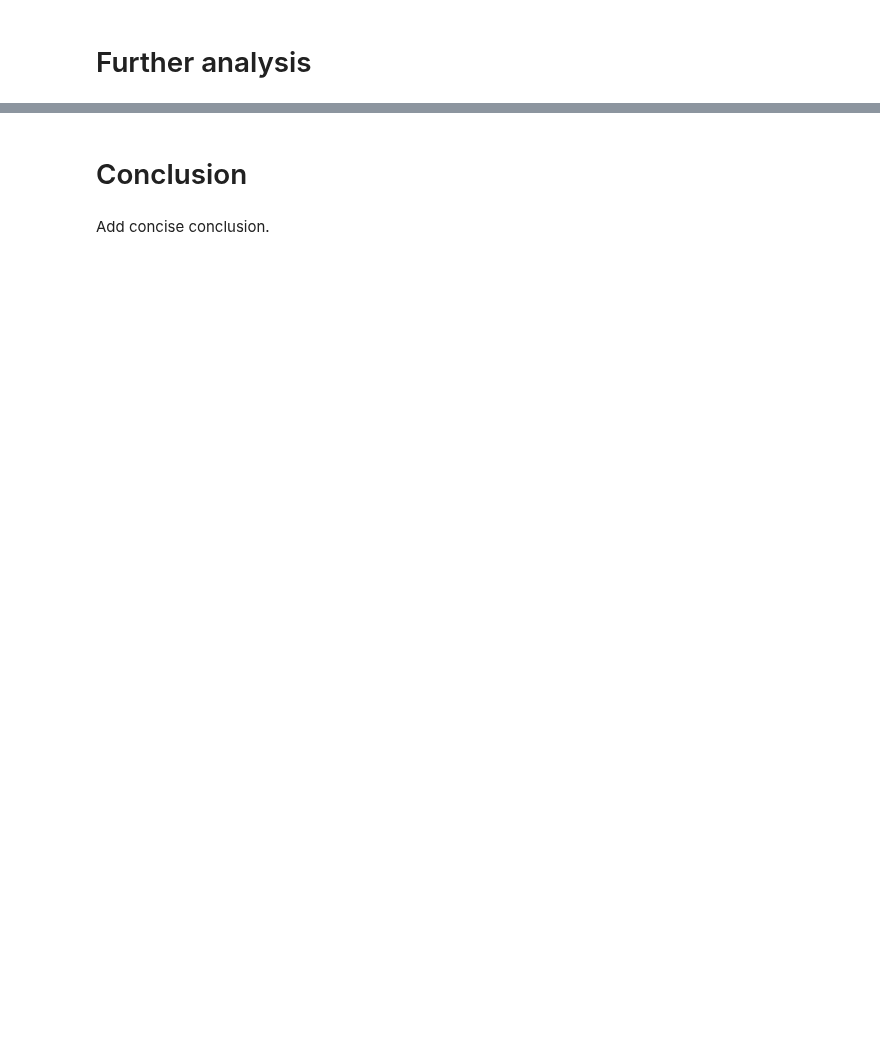
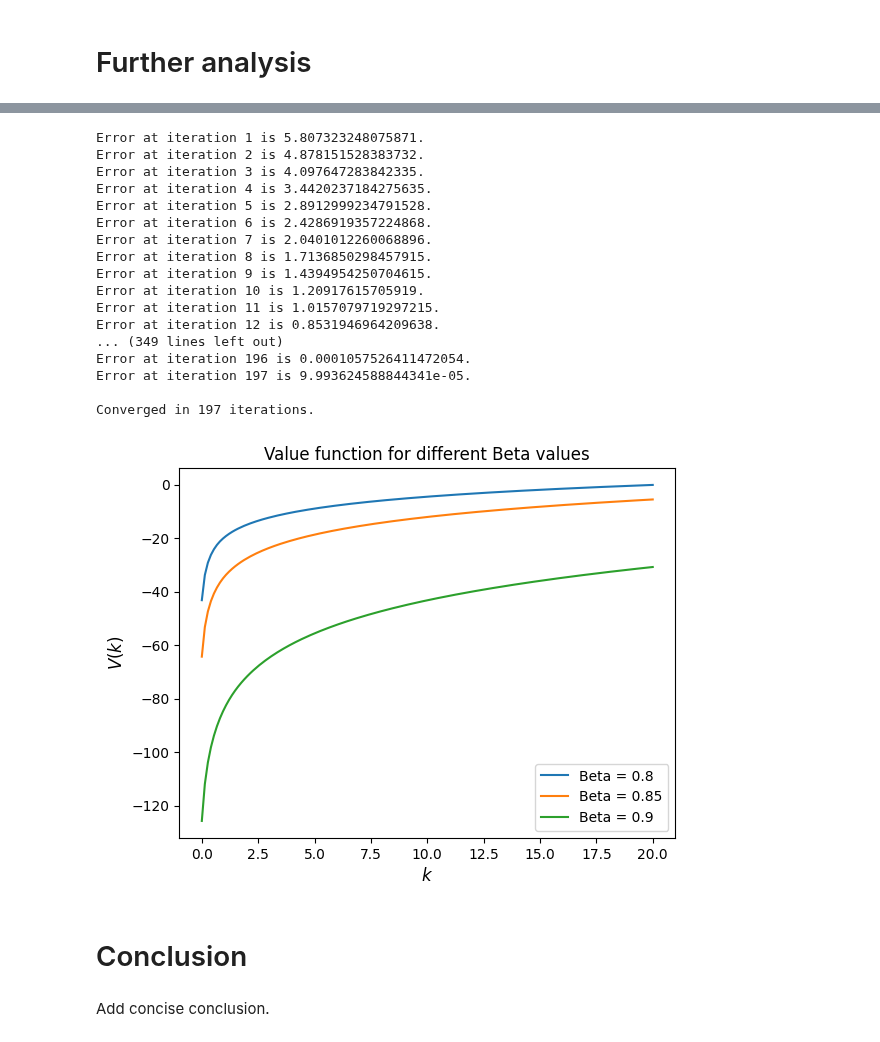
Before and after one commit to NumEconCopenhagen/projects-2024-jacobogmads, a Jupyter notebook: modelproject/modelproject.ipynb, the cells around one changed output, grey strips where cells are left out. Saved outputs shown, nothing was run; the diff lists cells and outputs as text; code cells hidden in the pictures; blank space fills up the shorter version.

```diff
--- a/modelproject/modelproject.ipynb
+++ b/modelproject/modelproject.ipynb
@@ -190,3 +223,40 @@ Try to make an extension of the model.
+# %%
+# Create CakeEating instances with different beta values
+betas = [0.8, 0.85, 0.9]
+ces = [CakeEating(beta=beta) for beta in betas]
+
+# Compute value functions for each instance
+value_functions = [compute_value_function(ce) for ce in ces]
+
+# Plot value functions for different beta values
+fig, ax = plt.subplots()
+for beta, v in zip(betas, value_functions):
+    ax.plot(ces[0].k_grid, v, label=f'Beta = {beta}')
+
+ax.set_ylabel('$V(k)$', fontsize=12)
+ax.set_xlabel('$k$', fontsize=12)
+ax.set_title('Value function for different Beta values')
+ax.legend()
+plt.show()
+# %% [output]
+Error at iteration 1 is 5.807323248075871.
+Error at iteration 2 is 4.878151528383732.
+Error at iteration 3 is 4.097647283842335.
+Error at iteration 4 is 3.4420237184275635.
+Error at iteration 5 is 2.8912999234791528.
+Error at iteration 6 is 2.4286919357224868.
+Error at iteration 7 is 2.0401012260068896.
+Error at iteration 8 is 1.7136850298457915.
+Error at iteration 9 is 1.4394954250704615.
+Error at iteration 10 is 1.20917615705919.
+Error at iteration 11 is 1.0157079719297215.
+Error at iteration 12 is 0.8531946964209638.
+... (349 lines left out)
+Error at iteration 196 is 0.0001057526411472054.
+Error at iteration 197 is 9.993624588844341e-05.
+
+Converged in 197 iterations.
+[figure, added]
 # %% [markdown]
 # Conclusion
 # %% [markdown]
```
Also changed, not shown: parts of 11 cells of this notebook, 1 other file.
